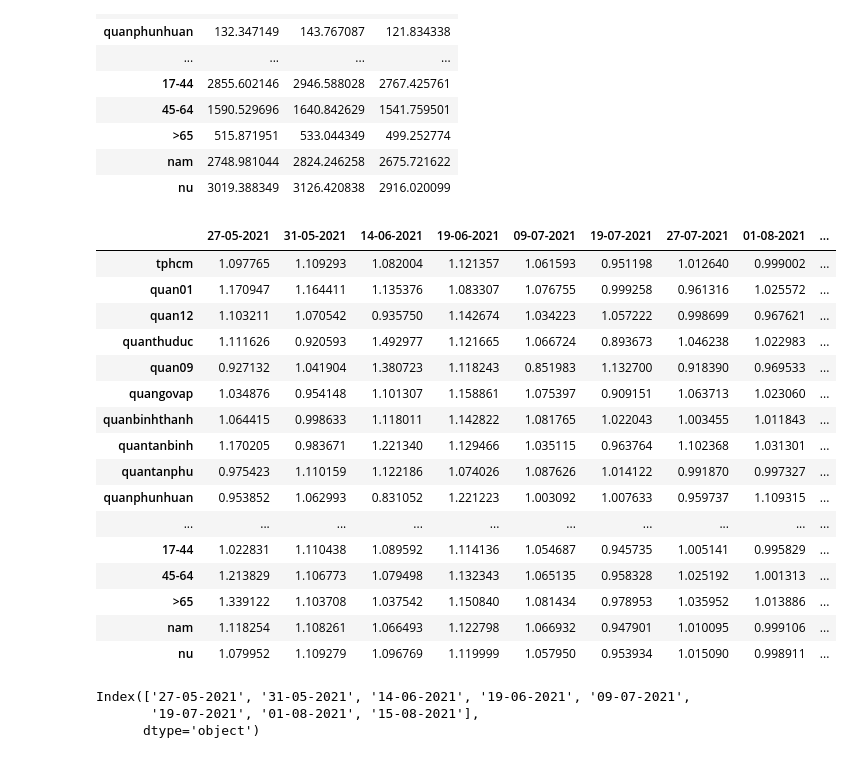
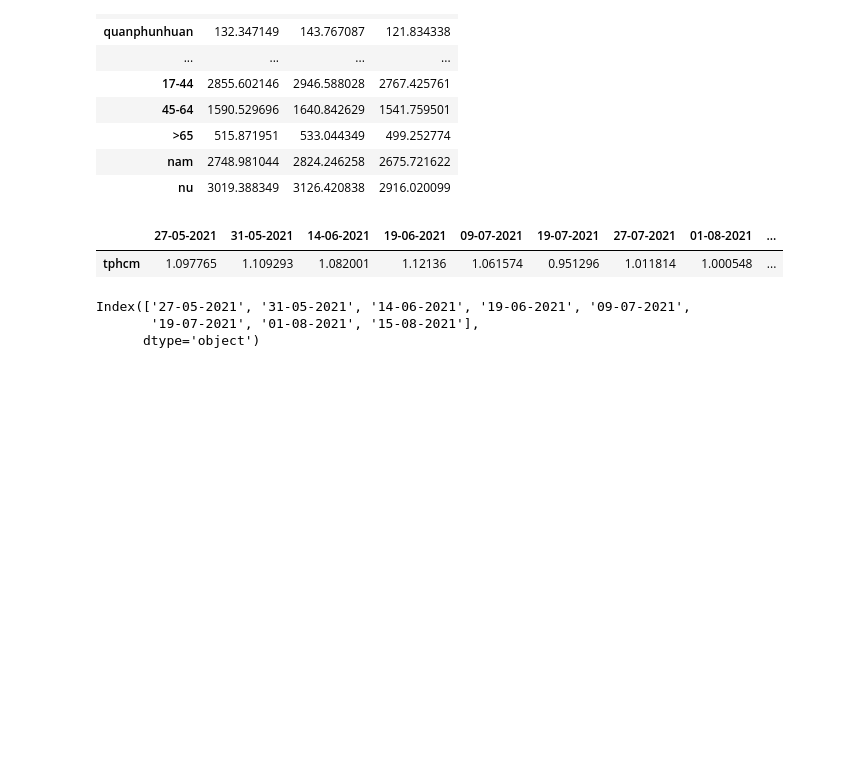
Before and after one commit to pham-k/covid-data-analysis, a Jupyter notebook: notebook/exploratory/pwlf_from_no_case_data.ipynb, the cells around one changed output. Drawn from its saved outputs; the diff is of its cells as text; code cells hidden in the pictures; blank space fills up the shorter version.

```diff
--- a/notebook/exploratory/pwlf_from_no_case_data.ipynb
+++ b/notebook/exploratory/pwlf_from_no_case_data.ipynb
@@ -34,5 +34,5 @@ no_case.index = pd.to_datetime(no_case.index)
 # shift left
 no_case['no_case_rollmean7d_sl'] = no_case.no_case_rollmean7d.shift(-10)
 no_case['no_case_sl'] = no_case.no_case.shift(-10)
-no_case = no_case.loc[:'2021-09-19',]
+no_case = no_case.loc[:'2021-09-30',]
 # %%
@@ -425,30 +425,16 @@ predicted_no_case
 # %%
 slope = pd.DataFrame(slope_dict).transpose()
 slope.columns = pd.to_datetime(policy_change).strftime('%d-%m-%Y')[:-1]
 r0 = np.exp(slope)
 
 slope.to_csv(src / 'pwlf-from-no-case' / 'slope.csv')
 r0.to_csv(src / 'pwlf-from-no-case' / 'r0.csv')
+r0.to_excel(src / 'pwlf-from-no-case' / 'r0.xlsx')
 # slope
 r0
 # %% [output]
 |  | 27-05-2021 | 31-05-2021 | 14-06-2021 | 19-06-2021 | 09-07-2021 | 19-07-2021 | 27-07-2021 | 01-08-2021 | ... |
-| tphcm | 1.097765 | 1.109293 | 1.082004 | 1.121357 | 1.061593 | 0.951198 | 1.012640 | 0.999002 | ... |
-| quan01 | 1.170947 | 1.164411 | 1.135376 | 1.083307 | 1.076755 | 0.999258 | 0.961316 | 1.025572 | ... |
-| quan12 | 1.103211 | 1.070542 | 0.935750 | 1.142674 | 1.034223 | 1.057222 | 0.998699 | 0.967621 | ... |
-| quanthuduc | 1.111626 | 0.920593 | 1.492977 | 1.121665 | 1.066724 | 0.893673 | 1.046238 | 1.022983 | ... |
-| quan09 | 0.927132 | 1.041904 | 1.380723 | 1.118243 | 0.851983 | 1.132700 | 0.918390 | 0.969533 | ... |
-| quangovap | 1.034876 | 0.954148 | 1.101307 | 1.158861 | 1.075397 | 0.909151 | 1.063713 | 1.023060 | ... |
-| quanbinhthanh | 1.064415 | 0.998633 | 1.118011 | 1.142822 | 1.081765 | 1.022043 | 1.003455 | 1.011843 | ... |
-| quantanbinh | 1.170205 | 0.983671 | 1.221340 | 1.129466 | 1.035115 | 0.963764 | 1.102368 | 1.031301 | ... |
-| quantanphu | 0.975423 | 1.110159 | 1.122186 | 1.074026 | 1.087626 | 1.014122 | 0.991870 | 0.997327 | ... |
-| quanphunhuan | 0.953852 | 1.062993 | 0.831052 | 1.221223 | 1.003092 | 1.007633 | 0.959737 | 1.109315 | ... |
-| ... | ... | ... | ... | ... | ... | ... | ... | ... | ... |
-| 17-44 | 1.022831 | 1.110438 | 1.089592 | 1.114136 | 1.054687 | 0.945735 | 1.005141 | 0.995829 | ... |
-| 45-64 | 1.213829 | 1.106773 | 1.079498 | 1.132343 | 1.065135 | 0.958328 | 1.025192 | 1.001313 | ... |
-| >65 | 1.339122 | 1.103708 | 1.037542 | 1.150840 | 1.081434 | 0.978953 | 1.035952 | 1.013886 | ... |
-| nam | 1.118254 | 1.108261 | 1.066493 | 1.122798 | 1.066932 | 0.947901 | 1.010095 | 0.999106 | ... |
-| nu | 1.079952 | 1.109279 | 1.096769 | 1.119999 | 1.057950 | 0.953934 | 1.015090 | 0.998911 | ... |
+| tphcm | 1.097765 | 1.109293 | 1.082001 | 1.12136 | 1.061574 | 0.951296 | 1.011814 | 1.000548 | ... |
 # %%
 pd.to_datetime(policy_change).strftime('%d-%m-%Y')[:-1]
 # %% [output]
```
Also changed, not shown: parts of 6 cells of this notebook, 22 other files.
